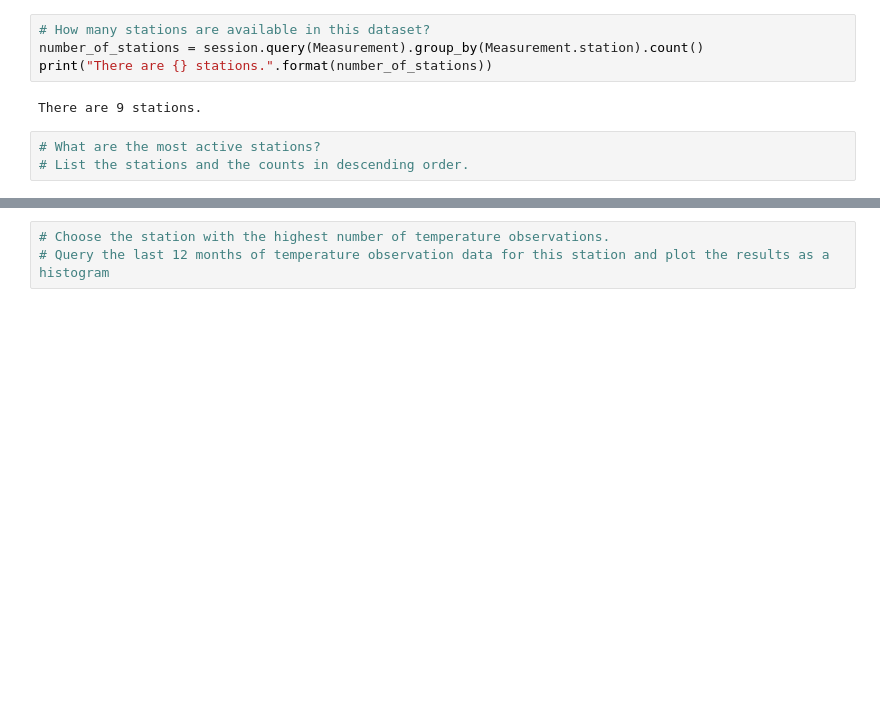
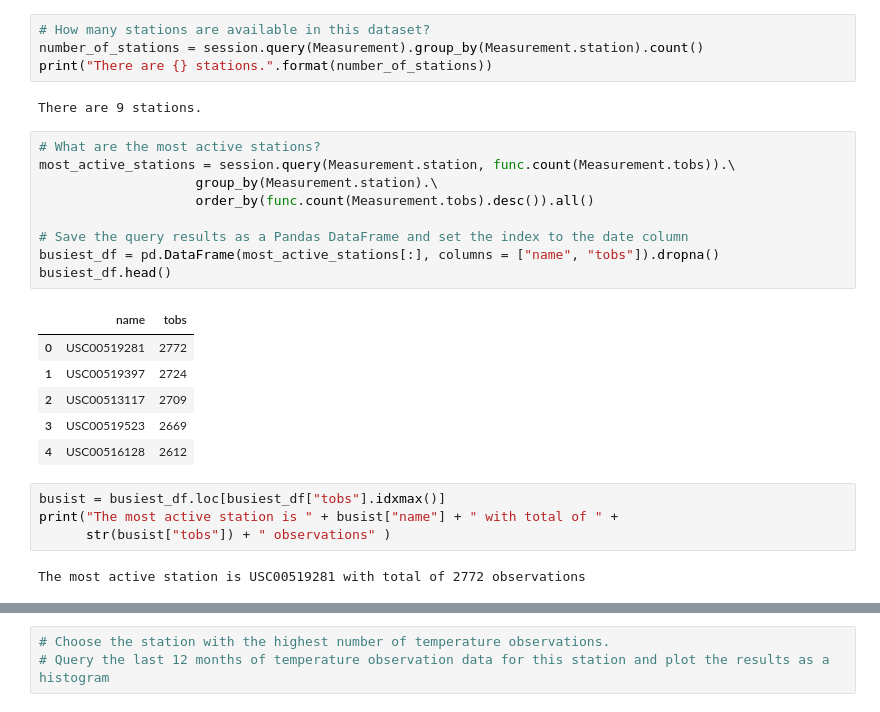
Before and after one commit to salizadeh10/Surfs-Up, a Jupyter notebook: climate_analysis.ipynb, the cells around one changed output, grey strips where cells are left out. Drawn from its saved outputs; the diff is of its cells as text; blank space fills up the shorter version.

Commit message:
Completed through busiest stations

```diff
--- a/climate_analysis.ipynb
+++ b/climate_analysis.ipynb
@@ -147,9 +147,28 @@ number_of_stations = session.query(Measurement).group_by(Measurement.station).co
 print("There are {} stations.".format(number_of_stations))
 # %% [output]
 There are 9 stations.
-# %%
-# What are the most active stations?
-# List the stations and the counts in descending order.
+# %%
+# What are the most active stations?
+most_active_stations = session.query(Measurement.station, func.count(Measurement.tobs)).\
+                    group_by(Measurement.station).\
+                    order_by(func.count(Measurement.tobs).desc()).all()
+
+# Save the query results as a Pandas DataFrame and set the index to the date column
+busiest_df = pd.DataFrame(most_active_stations[:], columns = ["name", "tobs"]).dropna()
+busiest_df.head()
+# %% [output]
+|  | name | tobs |
+| 0 | USC00519281 | 2772 |
+| 1 | USC00519397 | 2724 |
+| 2 | USC00513117 | 2709 |
+| 3 | USC00519523 | 2669 |
+| 4 | USC00516128 | 2612 |
+# %%
+busist = busiest_df.loc[busiest_df["tobs"].idxmax()]
+print("The most active station is " + busist["name"] + " with total of " +
+      str(busist["tobs"]) + " observations" )
+# %% [output]
+The most active station is USC00519281 with total of 2772 observations
 # %%
 # Using the station id from the previous query, calculate the lowest temperature recorded,
 # highest temperature recorded, and average temperature most active station?
```
Also changed, not shown: parts of 2 cells of this notebook.
